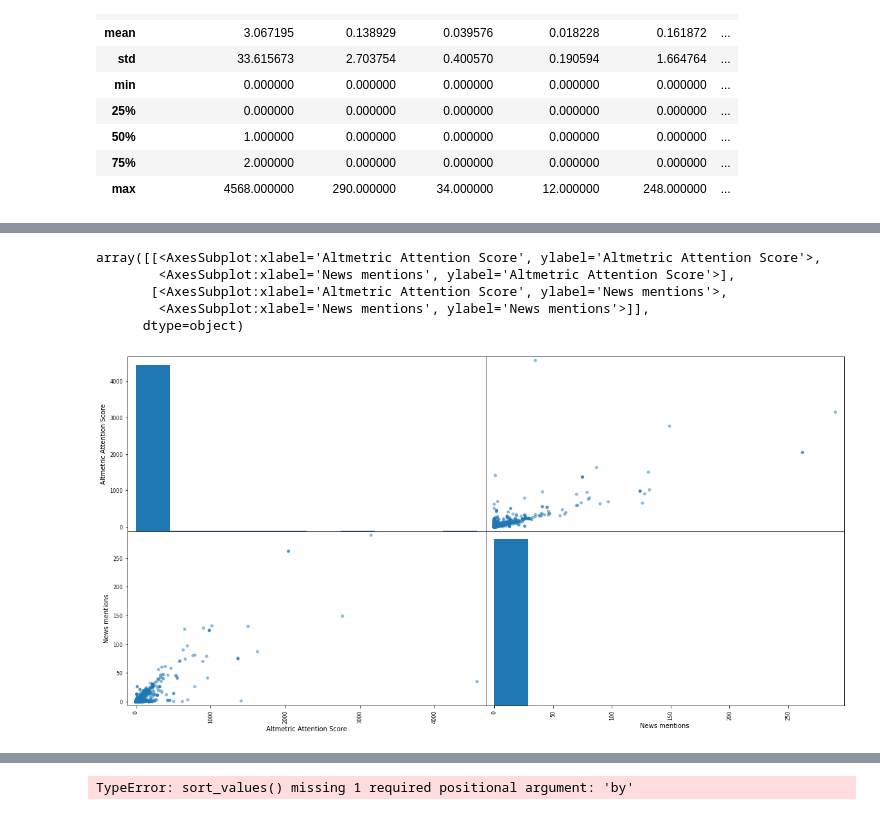
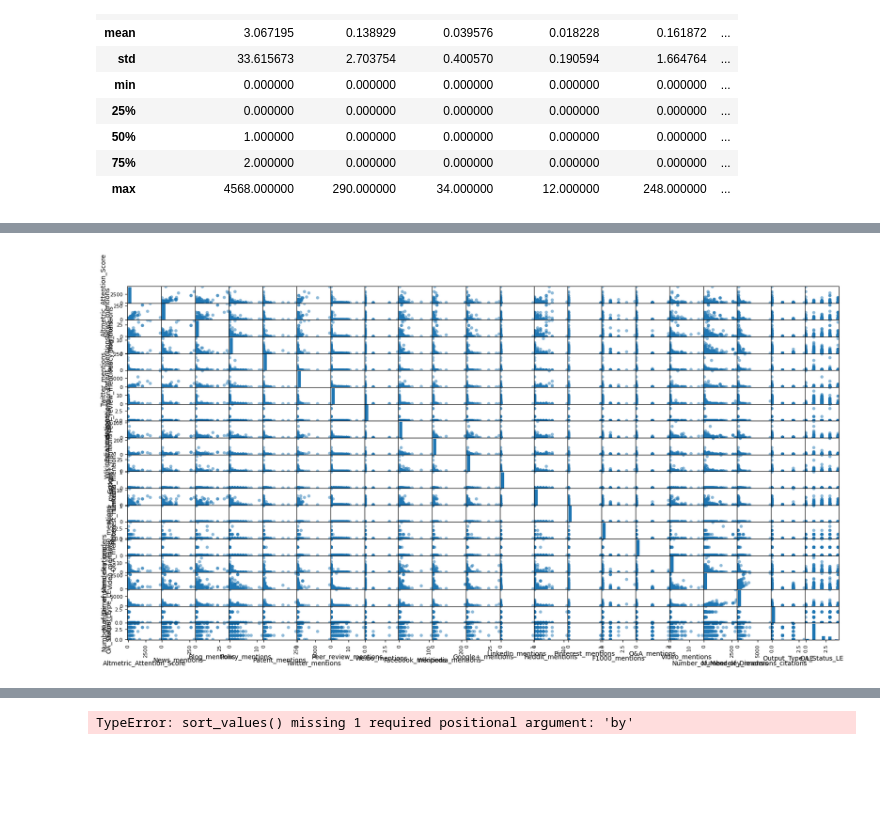
Before and after one commit to SimplyRamin/AlMetric-Research-Paper, a Jupyter notebook: EDA V1.0.ipynb, the cells around one changed output, grey strips where cells are left out. Cells and saved outputs as stored; diff of their text form; code cells hidden in the pictures; blank space fills up the shorter version.

```diff
--- a/EDA V1.0.ipynb
+++ b/EDA V1.0.ipynb
@@ -65,0 +65,11 @@ label_encoder = preprocessing.LabelEncoder()
+# %%
+df = pd.concat([atu, aut, sbu, fum, ugui, ihu, uisf, iut,
+                knu, sut, ushi, iust, utab, tmu, uteh])
+
+df.drop(['Authors at my Institution', 'Departments', 'Journal ISSNs', 'Sustainable Development Goals', 'ISBN', 'National Clinical Trial ID', 'URI', 'PubMed ID', 'PubMedCentral ID', 'Handle.net IDs', 'ADS Bibcode', 'arXiv ID', 'RePEc ID', 'SSRN', 'URN', 'Details Page URL', 'Badge URL', 'Syllabi mentions', 'DOI', 'Funder'], axis=1, inplace=True)
+
+df.columns = df.columns.str.replace(' ', '_')
+
+label_encoder = preprocessing.LabelEncoder()
+df['Output_Type_LE'] = label_encoder.fit_transform(df['Output_Type'])
+df['OA_Status_LE'] = label_encoder.fit_transform(df['OA_Type'])
@@ -91,10 +137,6 @@ df.describe()
 # %%
-pd.plotting.scatter_matrix(df[['Altmetric Attention Score', 'News mentions', 'Output Type']], figsize=(20, 10), s=100)
+pd.plotting.scatter_matrix(df[list(df.describe().columns)], figsize=(20, 10), s=100)
+plt.show()
 # %% [output]
-array([[<AxesSubplot:xlabel='Altmetric Attention Score', ylabel='Altmetric Attention Score'>,
-        <AxesSubplot:xlabel='News mentions', ylabel='Altmetric Attention Score'>],
-       [<AxesSubplot:xlabel='Altmetric Attention Score', ylabel='News mentions'>,
-        <AxesSubplot:xlabel='News mentions', ylabel='News mentions'>]],
-      dtype=object)
-[figure, old version]
+[figure, new version]
 # %%
```
Also changed, not shown: parts of 8 cells of this notebook.
